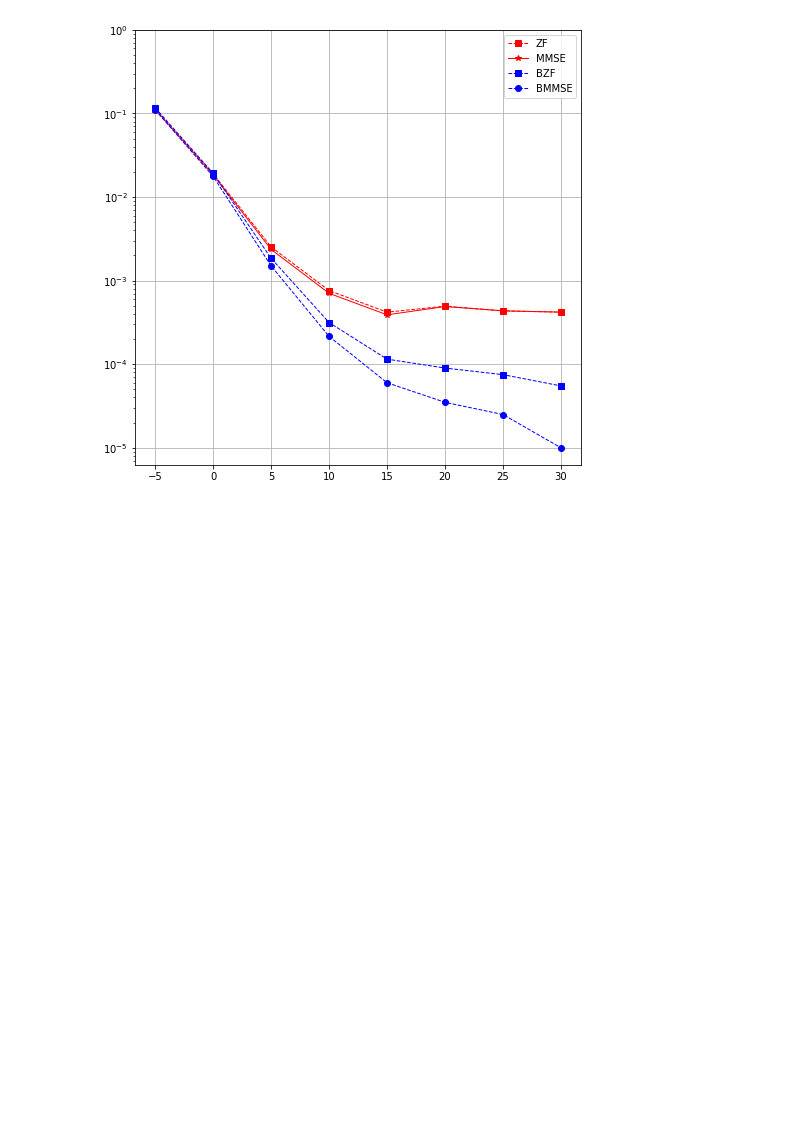
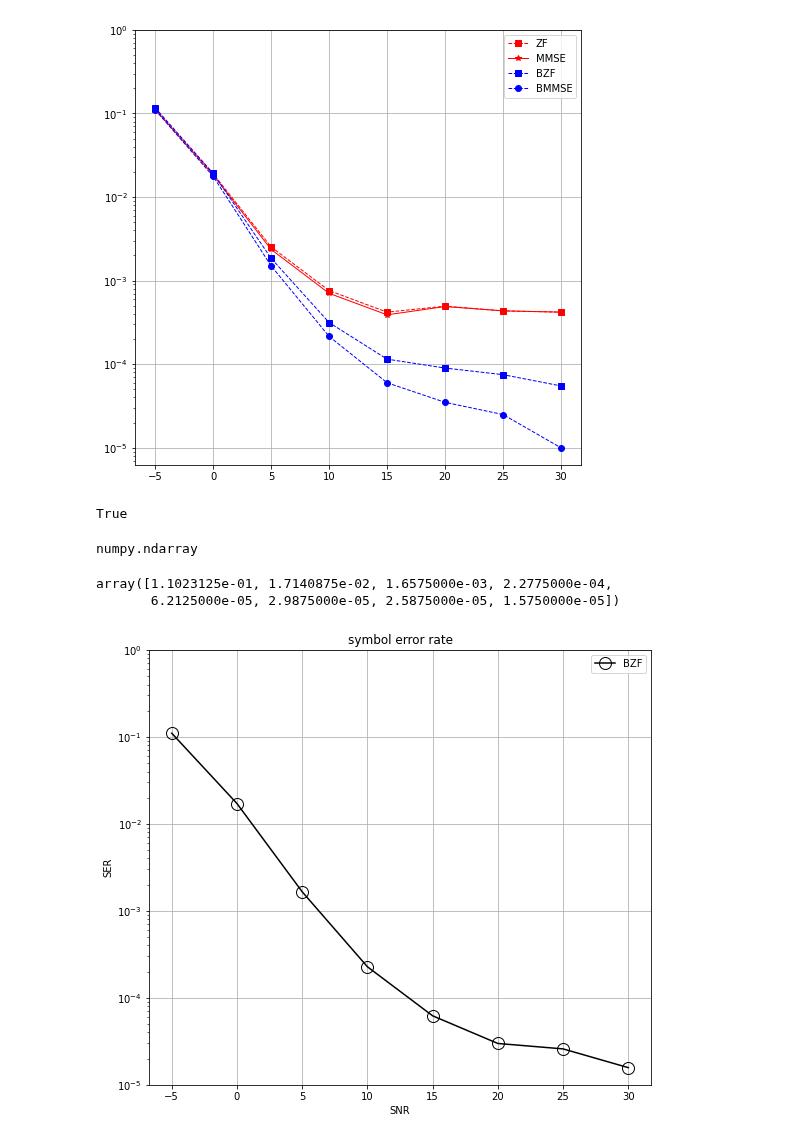
Before and after one commit to IISL-HYU/comm, a Jupyter notebook: practice.ipynb, the cells around one changed output. Cells and saved outputs as stored; diff of their text form; code cells hidden in the pictures; blank space fills up the shorter version.

```diff
--- a/practice.ipynb
+++ b/practice.ipynb
@@ -739,3 +739,32 @@ plt.legend()
 plt.show()
 # %% [output]
 [figure]
+# %%
+snr_single = 5
+type(snr_single) == int
+# %% [output]
+True
+# %%
+type(covn)
+# %% [output]
+numpy.ndarray
+# %%
+sers_avg_bmmse = np.load('./results/sers_avg_bmmse.npy')
+sers_avg_bmmse
+# %% [output]
+array([1.1023125e-01, 1.7140875e-02, 1.6575000e-03, 2.2775000e-04,
+       6.2125000e-05, 2.9875000e-05, 2.5875000e-05, 1.5750000e-05])
+# %%
+
+plt.figure(figsize=(9, 8))
+plt.semilogy(np.arange(-5, 31, 5), sers_avg_bmmse, '-ko', label='BZF', markersize=12, fillstyle='none')
+
+plt.grid()
+plt.legend()
+plt.xlabel("SNR")
+plt.ylabel("SER")
+plt.title("symbol error rate")
+plt.yticks([1e-0, 1e-1, 1e-2, 1e-3, 1e-4, 1e-5])
+plt.show()
+# %% [output]
+[figure, added]
```
